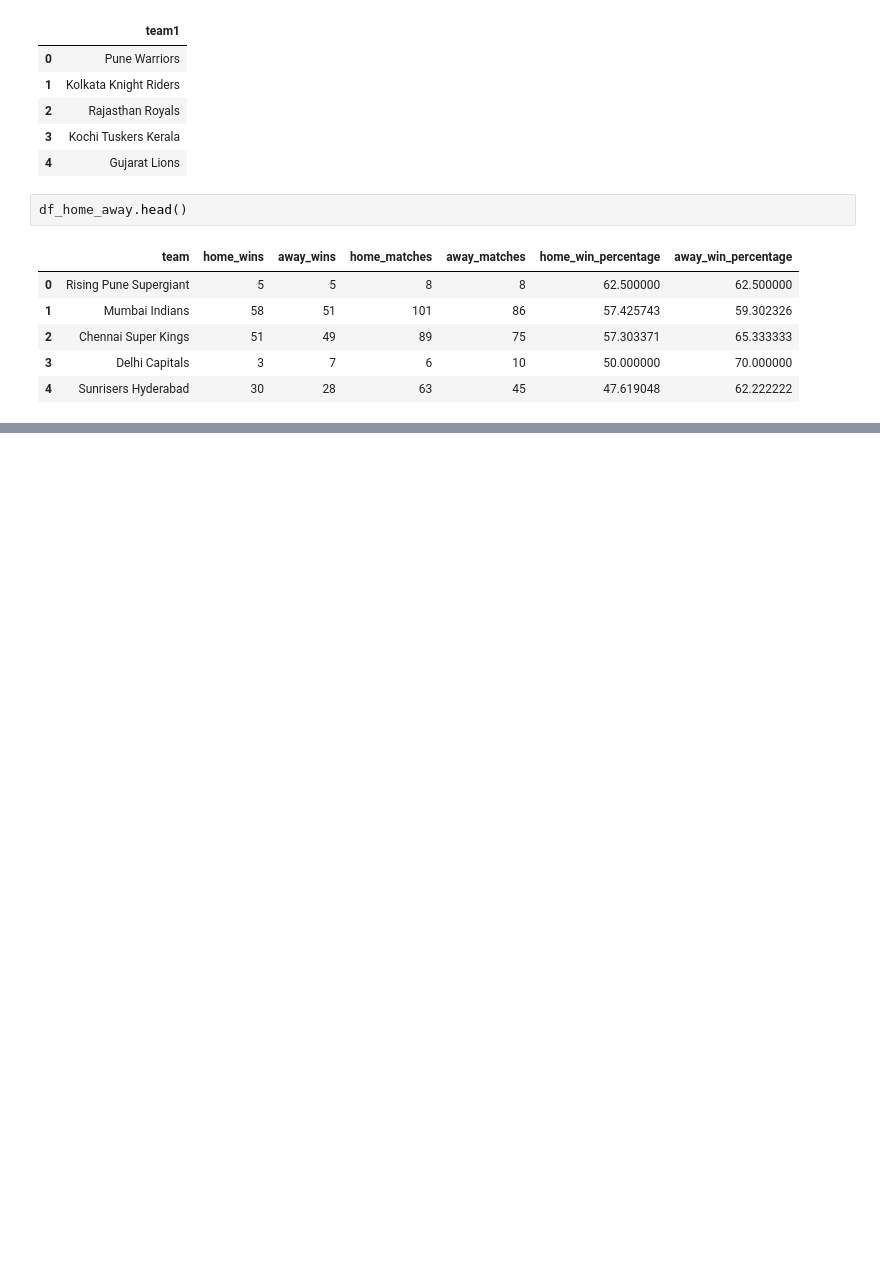
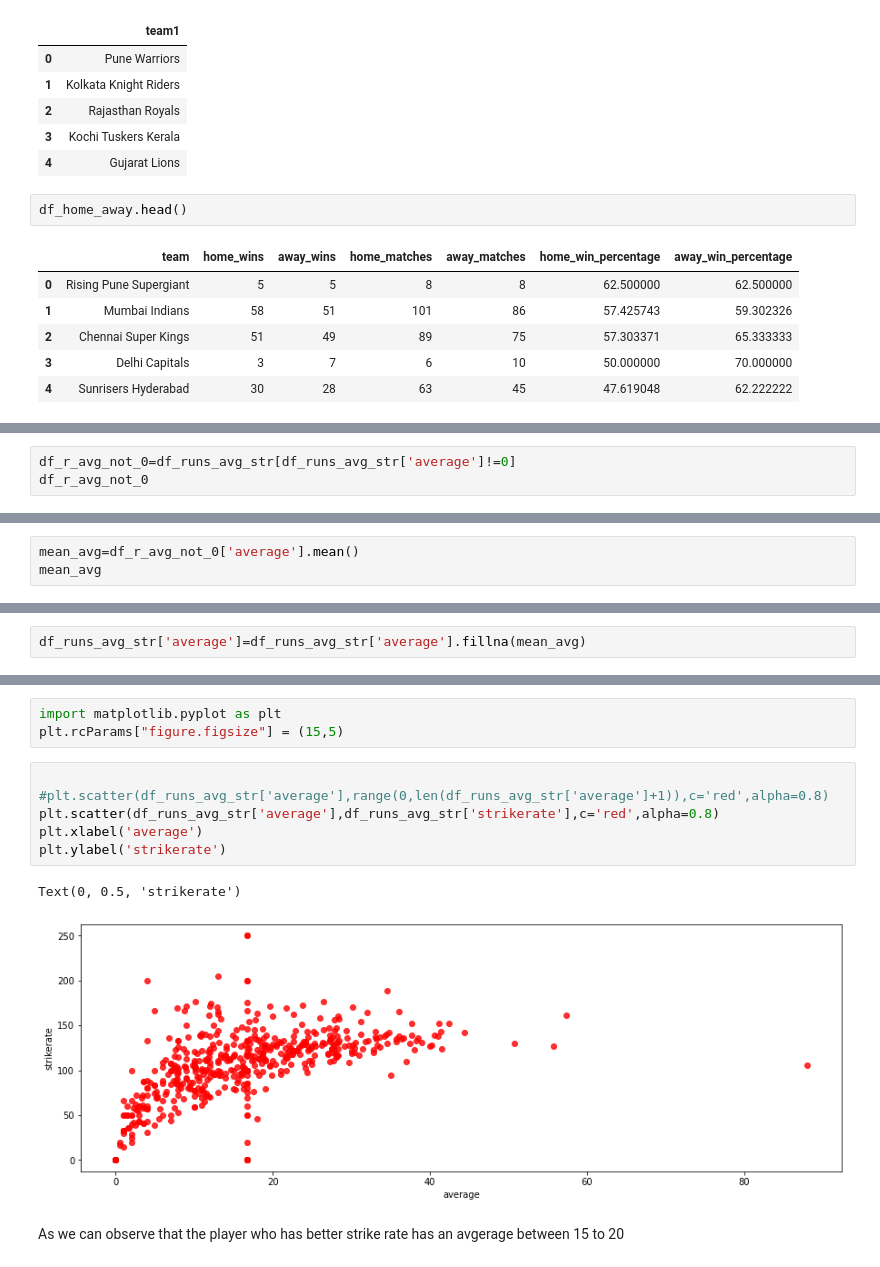
Before and after one commit to shivakumar17/IPL-anlysis, a Jupyter notebook: IPL_T20_Cricket_Analysis_Capstone_Project.ipynb, the cells around one changed output, grey strips where cells are left out. Cells and saved outputs as stored; diff of their text form; blank space fills up the shorter version.

```diff
--- a/IPL_T20_Cricket_Analysis_Capstone_Project.ipynb
+++ b/IPL_T20_Cricket_Analysis_Capstone_Project.ipynb
@@ -86,0 +160,3 @@ df_home_away.head()
+# %%
+df_r_avg_not_0=df_runs_avg_str[df_runs_avg_str['average']!=0]
+df_r_avg_not_0
@@ -86,0 +183,3 @@ df_home_away.head()
+# %%
+mean_avg=df_r_avg_not_0['average'].mean()
+mean_avg
@@ -86,0 +188,2 @@ df_home_away.head()
+# %%
+df_runs_avg_str['average']=df_runs_avg_str['average'].fillna(mean_avg)
@@ -86,0 +215,14 @@ df_home_away.head()
+# %%
+import matplotlib.pyplot as plt
+plt.rcParams["figure.figsize"] = (15,5)
+# %%
+
+#plt.scatter(df_runs_avg_str['average'],range(0,len(df_runs_avg_str['average']+1)),c='red',alpha=0.8)
+plt.scatter(df_runs_avg_str['average'],df_runs_avg_str['strikerate'],c='red',alpha=0.8)
+plt.xlabel('average')
+plt.ylabel('strikerate')
+# %% [output]
+Text(0, 0.5, 'strikerate')
+[figure, added]
+# %% [markdown]
+As we can observe that the player who has better strike rate has an avgerage between 15 to 20
```
Also changed, not shown: parts of 12 cells of this notebook.
